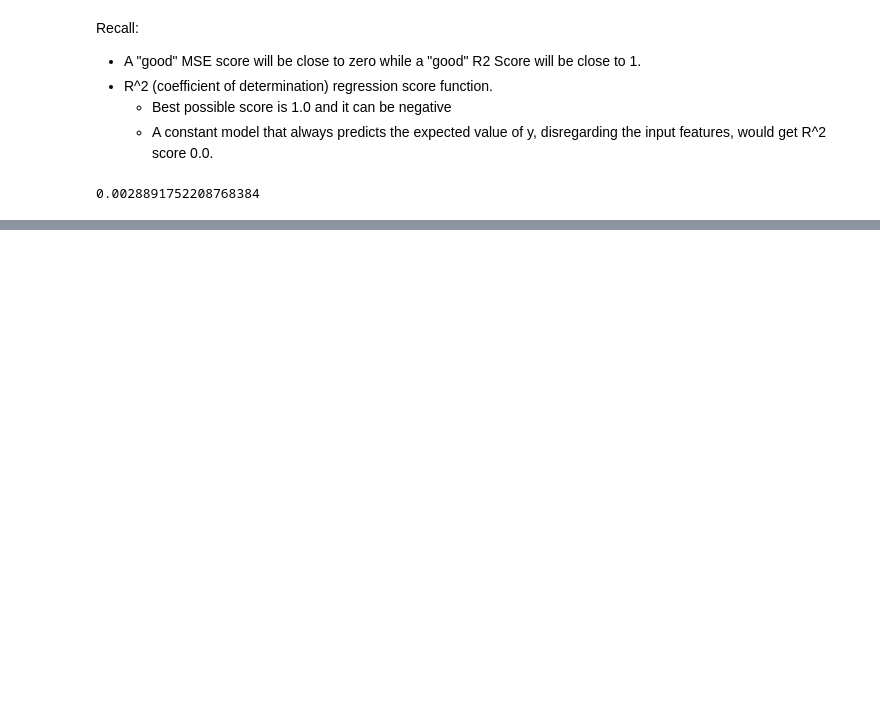
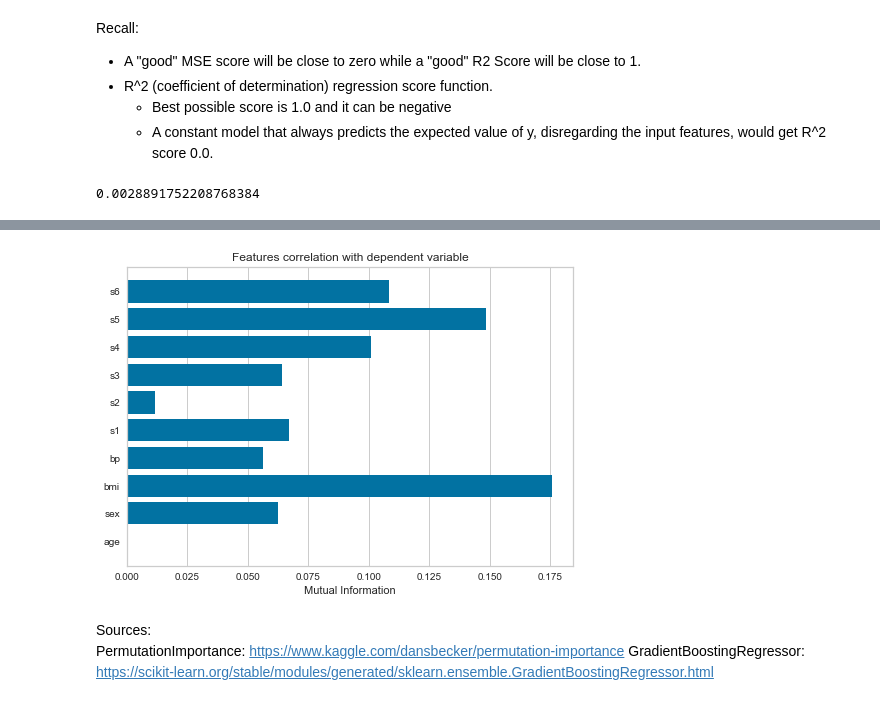
Before and after one commit to LoriHarris/Airbnb_ML, a Jupyter notebook: airbnb_listings.ipynb, the cells around one changed output, grey strips where cells are left out. Drawn from its saved outputs; the diff is of its cells as text; code cells hidden in the pictures; blank space fills up the shorter version.

```diff
--- a/airbnb_listings.ipynb
+++ b/airbnb_listings.ipynb
@@ -226,0 +238,22 @@ Text(0.5, 1.0, 'Residual Plot')
+# %%
+from sklearn import datasets
+from yellowbrick.target import FeatureCorrelation
+
+# Load the regression data set
+data = datasets.load_diabetes()
+X, y = data['data'], data['target']
+feature_names = np.array(data['feature_names'])
+
+discrete_features = [False for _ in range(len(feature_names))]
+discrete_features[1] = True
+
+visualizer = FeatureCorrelation(method='mutual_info-regression',
+                                labels=feature_names)
+visualizer.fit(X, y, discrete_features=discrete_features, random_state=0)
+visualizer.poof()
+# %% [output]
+[figure, added]
+# %% [markdown]
+Sources:
+PermutationImportance: https://www.kaggle.com/dansbecker/permutation-importance
+GradientBoostingRegressor: https://scikit-learn.org/stable/modules/generated/sklearn.ensemble.GradientBoostingRegressor.html
```
Also changed, not shown: parts of 20 cells of this notebook, 7 other files.
